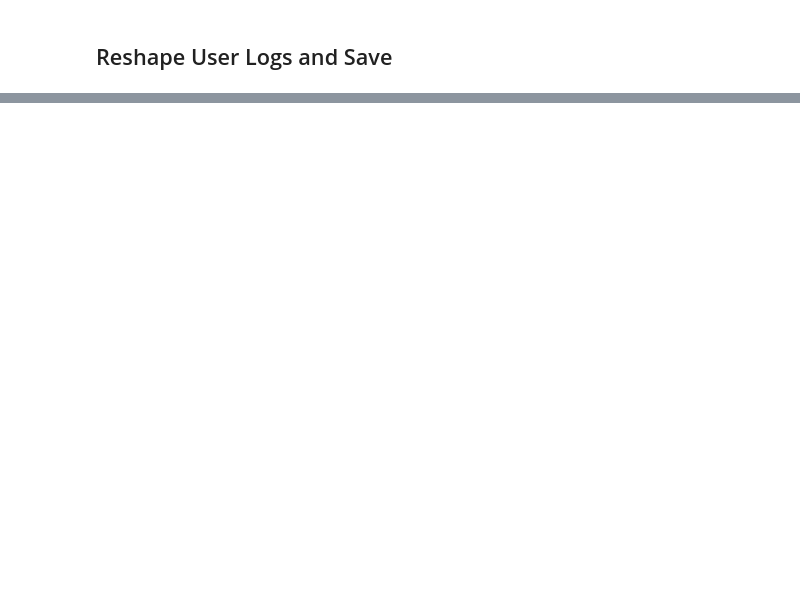
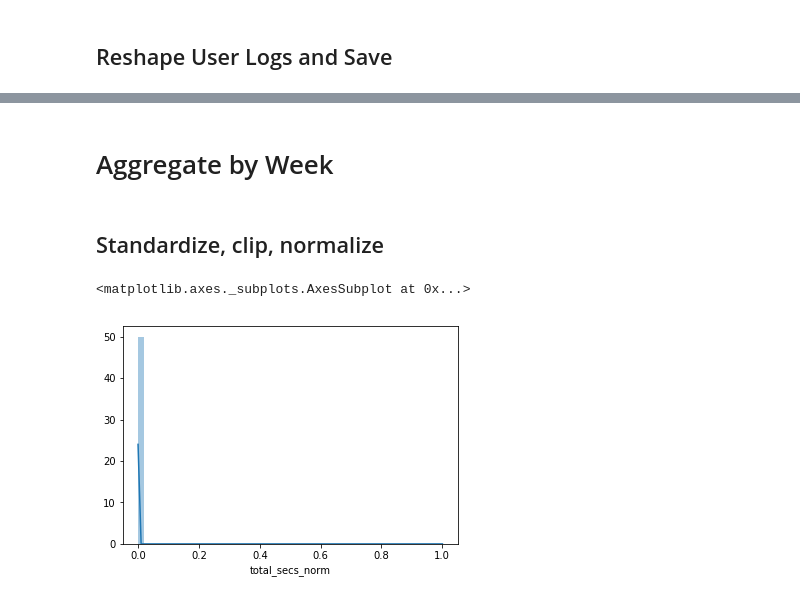
Before and after one commit to adamribaudo/ds5500-capstone, a Jupyter notebook: Preprocess/User_Log_Transform.ipynb, the cells around one changed output, grey strips where cells are left out. Drawn from its saved outputs; the diff is of its cells as text; code cells hidden in the pictures; blank space fills up the shorter version.

```diff
--- a/Preprocess/User_Log_Transform.ipynb
+++ b/Preprocess/User_Log_Transform.ipynb
@@ -115,3 +113,36 @@ padded_array.shape
 blob = Blob("data_100_pct_undersample/{}_user_logs_padded.npy".format(split), bucket)
 with open("{}_user_logs_padded.npy".format(split), "rb") as my_file:
     blob.upload_from_file(my_file)
+# %% [markdown]
+# Aggregate by Week
+# %%
+user_logs = pd.read_csv(INPUT_PATH + "X_{}_user_logs.csv".format(split),usecols=[1,2,3,4,5,6,7,8,9])
+# %%
+# Fix negative entries
+for col in ["num_25", "num_50", "num_75", "num_985", "num_100", "num_unq", "total_secs"]:
+    user_logs.loc[user_logs[col] < 0,col] = 0
+# %%
+user_logs.loc[:,["date"]]=pd.to_datetime(user_logs.date).dt.date
+user_logs["week"] = pd.to_datetime(user_logs['date']).dt.to_period('W')
+user_logs_group = user_logs.drop(["date"],axis=1)
+user_logs_week = user_logs_group.groupby(["msno","week"]).sum().reset_index()
+# %% [markdown]
+## Standardize, clip, normalize
+# %%
+# Standardize and clip the values at 2 * std because we want to be very sensitive at the lower end of the data.
+# In other words, it's safe to assume that those playing tracks above 2*std won't churn, we want to investigate the distribution of data below that point
+std_scaler = preprocessing.StandardScaler()
+max_scaler = preprocessing.MinMaxScaler()
+
+for col in ["num_25", "num_50", "num_75", "num_985", "num_100", "num_unq", "total_secs"]:
+    col_std = std_scaler.fit_transform(user_logs_week[col].values.reshape(-1,1))
+    min_num = col_std.min()
+    max_num = 2 * col_std.std()
+    col_clip = np.clip(col_std, a_min=min_num,a_max=max_num)
+    col_norm = max_scaler.fit_transform(col_clip)
+    user_logs_week[col + "_norm"] = col_norm
+# %%
+sns.distplot(user_logs_week.total_secs_norm)
+# %% [output]
+<matplotlib.axes._subplots.AxesSubplot at 0x...>
+[figure, added]
```
Also changed, not shown: parts of 19 cells of this notebook, 2 other files.
